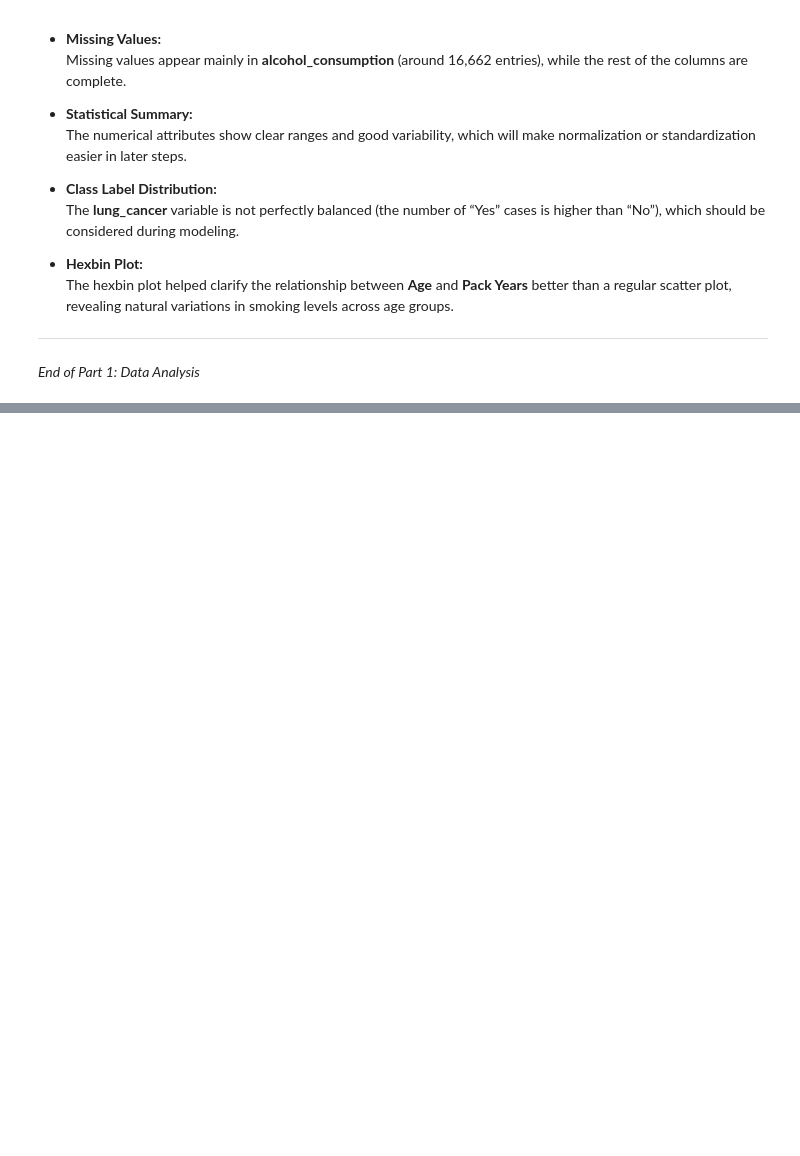
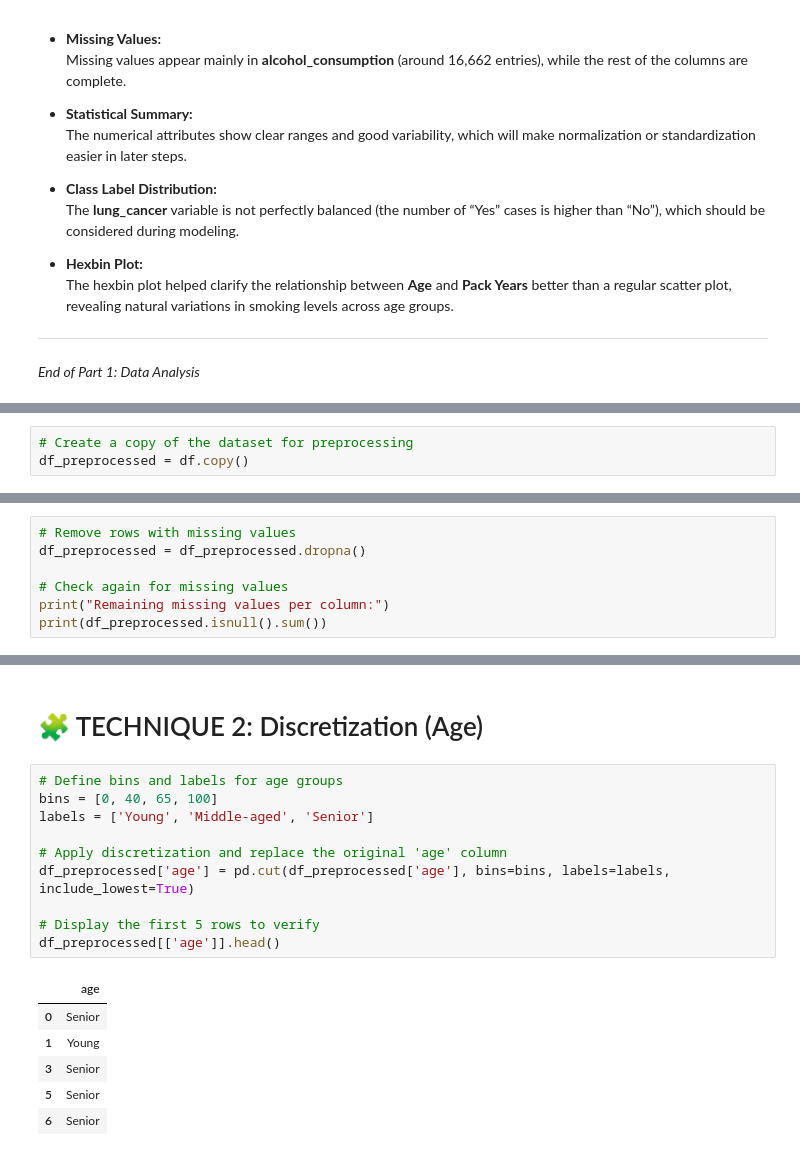
Before and after one commit to Alanoudhud/DataMining-Project, a Jupyter notebook: Reports/Phase2.ipynb, the cells around one changed output, grey strips where cells are left out. Drawn from its saved outputs; the diff is of its cells as text; blank space fills up the shorter version.

```diff
--- a/Reports/Phase2.ipynb
+++ b/Reports/Phase2.ipynb
@@ -314,0 +333,3 @@ _End of Part 1: Data Analysis_
+# %%
+# Create a copy of the dataset for preprocessing
+df_preprocessed = df.copy()
@@ -314,0 +338,7 @@ _End of Part 1: Data Analysis_
+# %%
+# Remove rows with missing values
+df_preprocessed = df_preprocessed.dropna()
+
+# Check again for missing values
+print("Remaining missing values per column:")
+print(df_preprocessed.isnull().sum())
@@ -314,0 +364,19 @@ _End of Part 1: Data Analysis_
+# %% [markdown]
+# 🧩 TECHNIQUE 2: Discretization (Age)
+# %%
+# Define bins and labels for age groups
+bins = [0, 40, 65, 100]
+labels = ['Young', 'Middle-aged', 'Senior']
+
+# Apply discretization and replace the original 'age' column
+df_preprocessed['age'] = pd.cut(df_preprocessed['age'], bins=bins, labels=labels, include_lowest=True)
+
+# Display the first 5 rows to verify
+df_preprocessed[['age']].head()
+# %% [output]
+|  | age |
+| 0 | Senior |
+| 1 | Young |
+| 3 | Senior |
+| 5 | Senior |
+| 6 | Senior |
```
Also changed, not shown: parts of 11 cells of this notebook.
